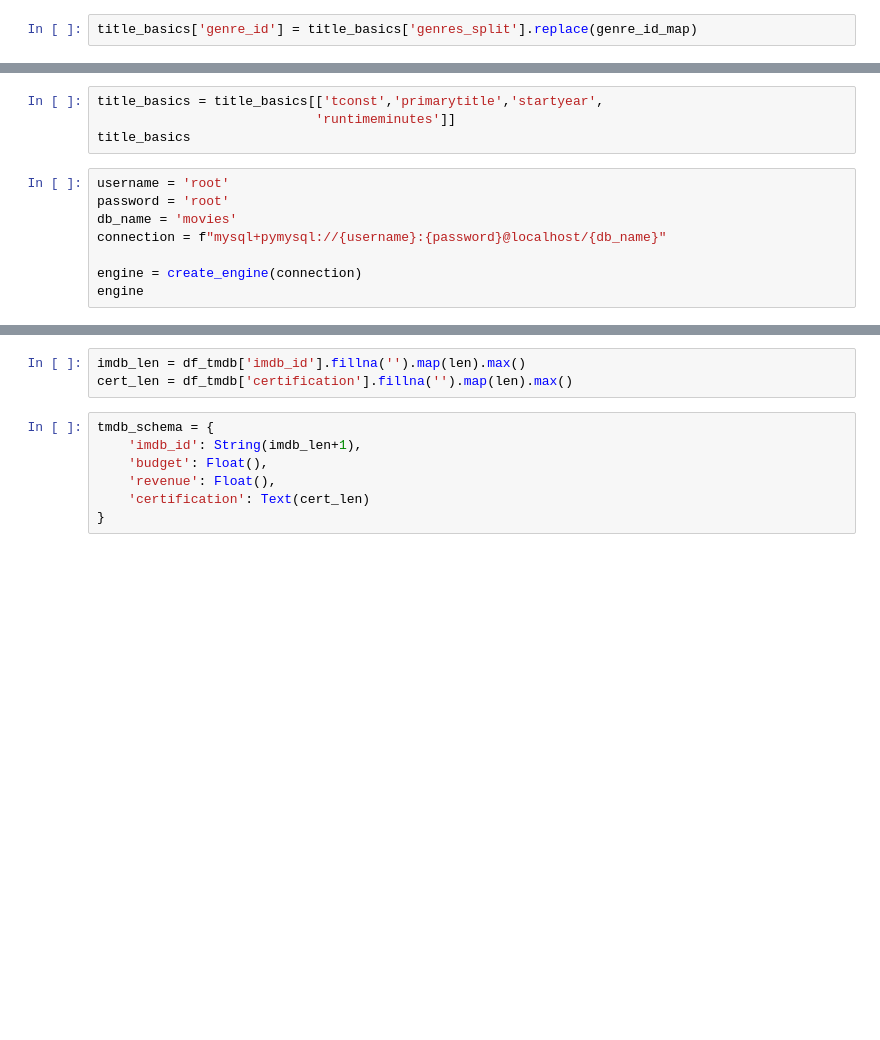
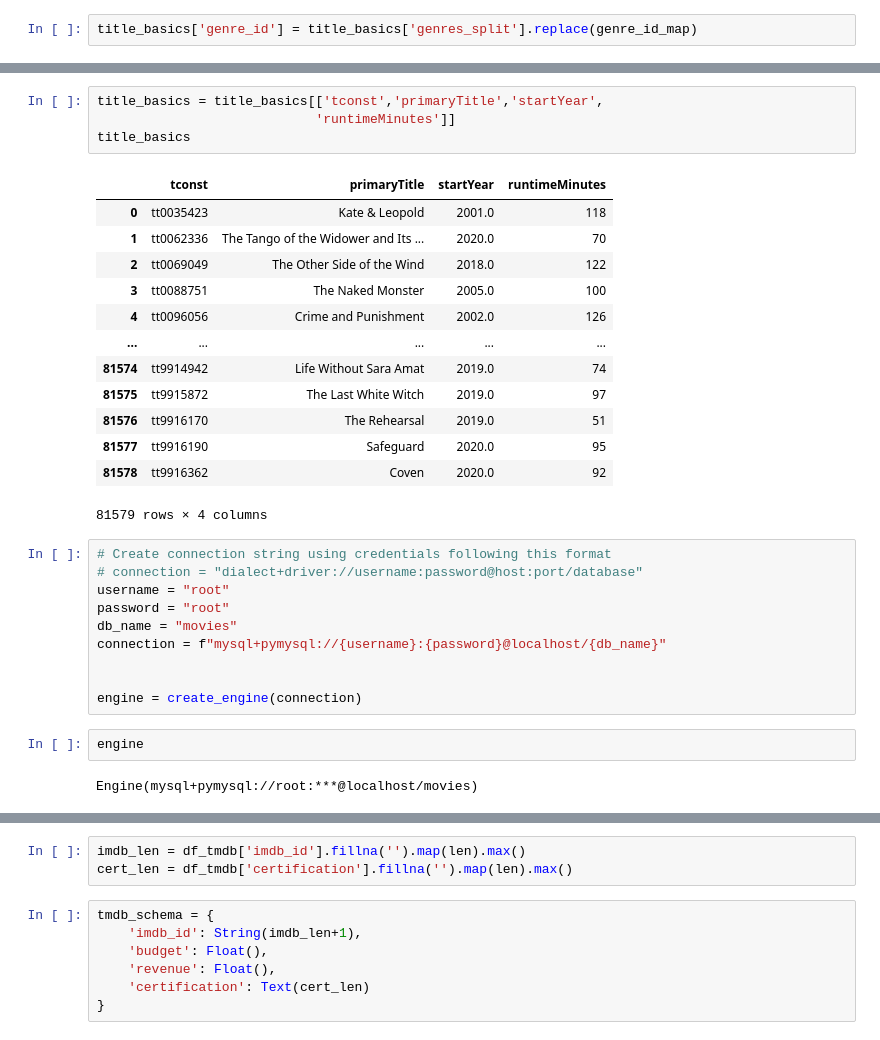
Before and after one commit to Kassandracw8/Project-3-Part-2, a Jupyter notebook: SQL.ipynb, the cells around one changed output, grey strips where cells are left out. Saved outputs shown, nothing was run; the diff lists cells and outputs as text; blank space fills up the shorter version.

```diff
--- a/SQL.ipynb
+++ b/SQL.ipynb
@@ -64,14 +236,34 @@ genres
 # %%
-title_basics = title_basics[['tconst','primarytitle','startyear',
-                            'runtimeminutes']]
+title_basics = title_basics[['tconst','primaryTitle','startYear',
+                            'runtimeMinutes']]
 title_basics
+# %% [output]
+|  | tconst | primaryTitle | startYear | runtimeMinutes |
+| 0 | tt0035423 | Kate & Leopold | 2001.0 | 118 |
+| 1 | tt0062336 | The Tango of the Widower and Its ... | 2020.0 | 70 |
+| 2 | tt0069049 | The Other Side of the Wind | 2018.0 | 122 |
+| 3 | tt0088751 | The Naked Monster | 2005.0 | 100 |
+| 4 | tt0096056 | Crime and Punishment | 2002.0 | 126 |
+| ... | ... | ... | ... | ... |
+| 81574 | tt9914942 | Life Without Sara Amat | 2019.0 | 74 |
+| 81575 | tt9915872 | The Last White Witch | 2019.0 | 97 |
+| 81576 | tt9916170 | The Rehearsal | 2019.0 | 51 |
+| 81577 | tt9916190 | Safeguard | 2020.0 | 95 |
+| 81578 | tt9916362 | Coven | 2020.0 | 92 |
+81579 rows × 4 columns
 # %%
-username = 'root'
-password = 'root'
-db_name = 'movies'
+# Create connection string using credentials following this format
+# connection = "dialect+driver://username:password@host:port/database"
+username = "root"
+password = "root"
+db_name = "movies"
 connection = f"mysql+pymysql://{username}:{password}@localhost/{db_name}"
 
+
 engine = create_engine(connection)
-engine
+# %%
+engine
+# %% [output]
+Engine(mysql+pymysql://root:***@localhost/movies)
 # %%
 title_basics.dtypes
```
Also changed, not shown: parts of 31 cells of this notebook, 1 other file.
